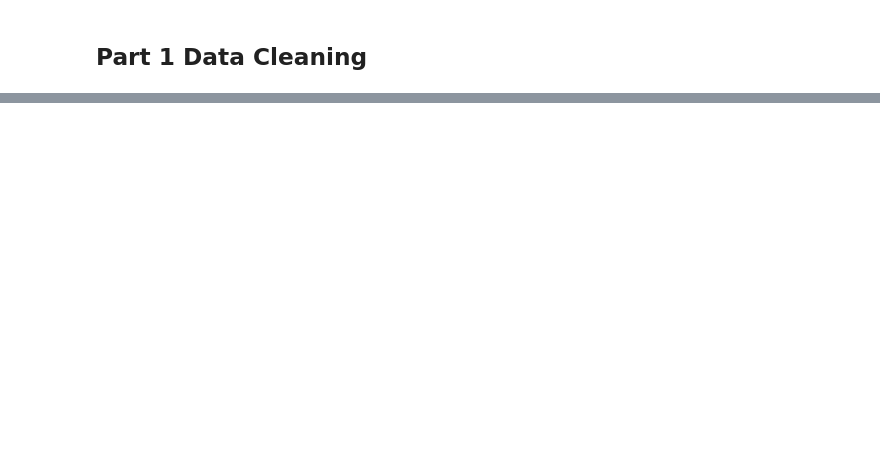
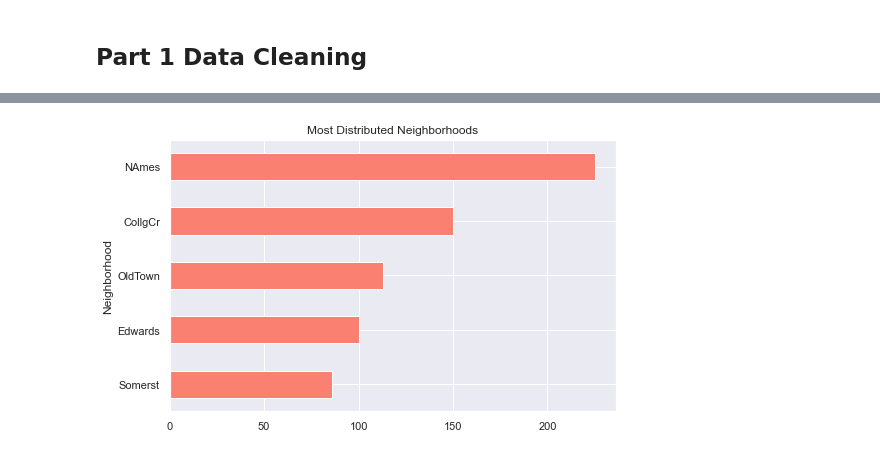
Before and after one commit to mandy728/house_price_prediction, a Jupyter notebook: EDA.ipynb, the cells around one changed output, grey strips where cells are left out. Cells and saved outputs as stored; diff of their text form; code cells hidden in the pictures; blank space fills up the shorter version.

```diff
--- a/EDA.ipynb
+++ b/EDA.ipynb
@@ -74,0 +190,8 @@ per_df
+# %%
+x = train.groupby('Neighborhood').count().sort_values(by='Id', ascending=True)['Id'].iloc[-5:].plot(kind="barh",figsize=(8,5), title="Most Distributed Neighborhoods",color='salmon')
+
+# ax = sns.barplot(data=train.groupby('Neighborhood').count().sort_values(by='Id', ascending=True)['Id'])
+# ax = sns.barplot(x="tip", y="day", data=tips)
+plt.show()
+# %% [output]
+[figure, added]
```
Also changed, not shown: parts of 40 cells of this notebook.
